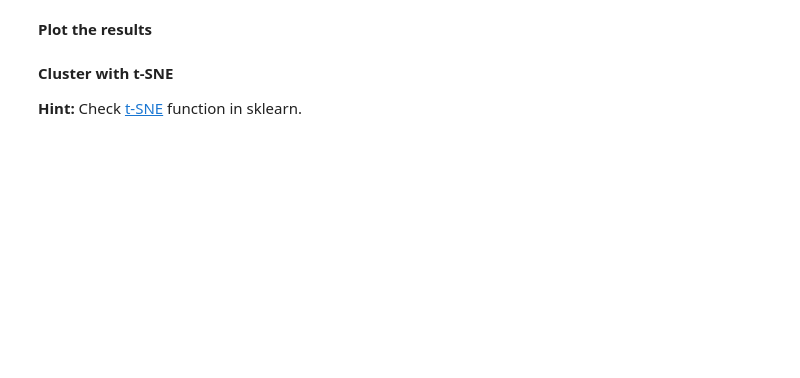
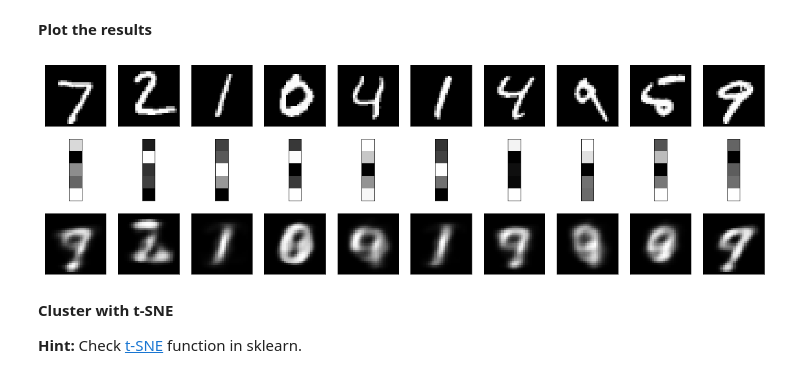
Before and after one commit to davemlz/Master_of_DataScience, a Jupyter notebook: Machine_Learning_I/7_Autoencoders/Files/exercises/Autoencoders-Exercise_1.ipynb, the cells around one changed output. Drawn from its saved outputs; the diff is of its cells as text; code cells hidden in the pictures; blank space fills up the shorter version.

```diff
--- a/Machine_Learning_I/7_Autoencoders/Files/exercises/Autoencoders-Exercise_1.ipynb
+++ b/Machine_Learning_I/7_Autoencoders/Files/exercises/Autoencoders-Exercise_1.ipynb
@@ -47,3 +43,19 @@ encoder = Model(input_img, encoded)
+# %%
+from keras.layers import Input, Dense
+from keras.models import Model
+
+# this is the size of our encoded representations
+encoding_dim = 5  # 32 floats -> compression of factor 24.5, assuming the input is 784 floats
+
+# this is our input placeholder
+input_img = Input(shape=(784,))
+# "encoded" is the encoded representation of the input
+encoded = Dense(encoding_dim, activation='relu')(input_img)
+# "decoded" is the lossy reconstruction of the input
+decoded = Dense(784, activation='sigmoid')(encoded)
+
+autoencoder = Model(input_img, decoded)
+encoder = Model(input_img, encoded)
 # %% [markdown]
 **Train the model**
 # %%
@@ -72,3 +106,32 @@ import matplotlib.pyplot as plt
+# %%
+import matplotlib.pyplot as plt
+
+n = 10  # how many digits we will display
+plt.figure(figsize=(20, 6))
+for i in range(n):
+    # display original
+    ax = plt.subplot(3, n, i + 1)
+    plt.imshow(x_test[i].reshape(28, 28))
+    plt.gray()
+    ax.get_xaxis().set_visible(False)
+    ax.get_yaxis().set_visible(False)
+
+    # display original
+    ax = plt.subplot(3, n, i + 1 + n)
+    plt.imshow(encoded_imgs[i].reshape(encoding_dim,1))
+    plt.gray()
+    ax.get_xaxis().set_visible(False)
+    ax.get_yaxis().set_visible(False)
+
+    # display reconstruction
+    ax = plt.subplot(3, n, i + 1 + 2*n)
+    plt.imshow(decoded_imgs[i].reshape(28, 28))
+    plt.gray()
+    ax.get_xaxis().set_visible(False)
+    ax.get_yaxis().set_visible(False)
+plt.show()
+# %% [output]
+[figure, added]
 # %% [markdown]
 **Cluster with t-SNE**
 
```
Also changed, not shown: parts of 9 cells of this notebook.
